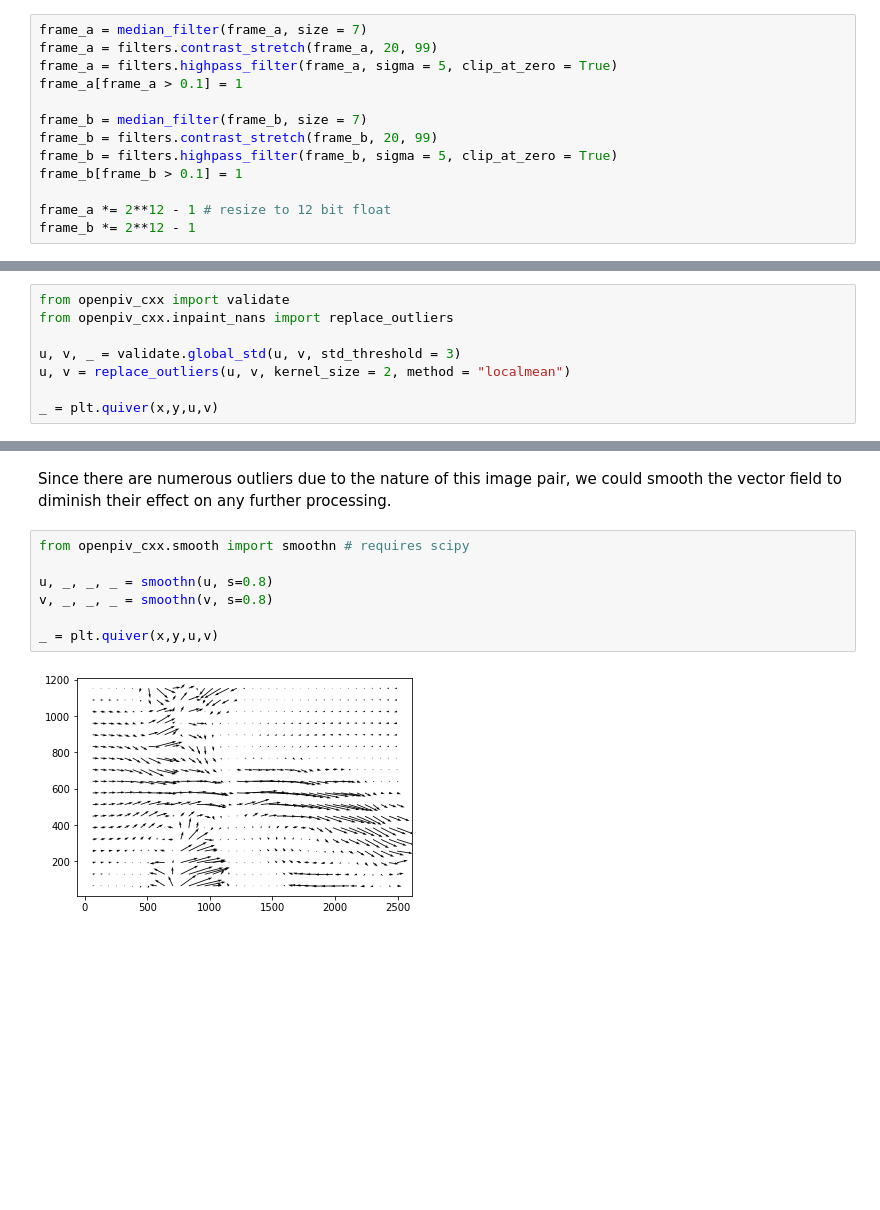
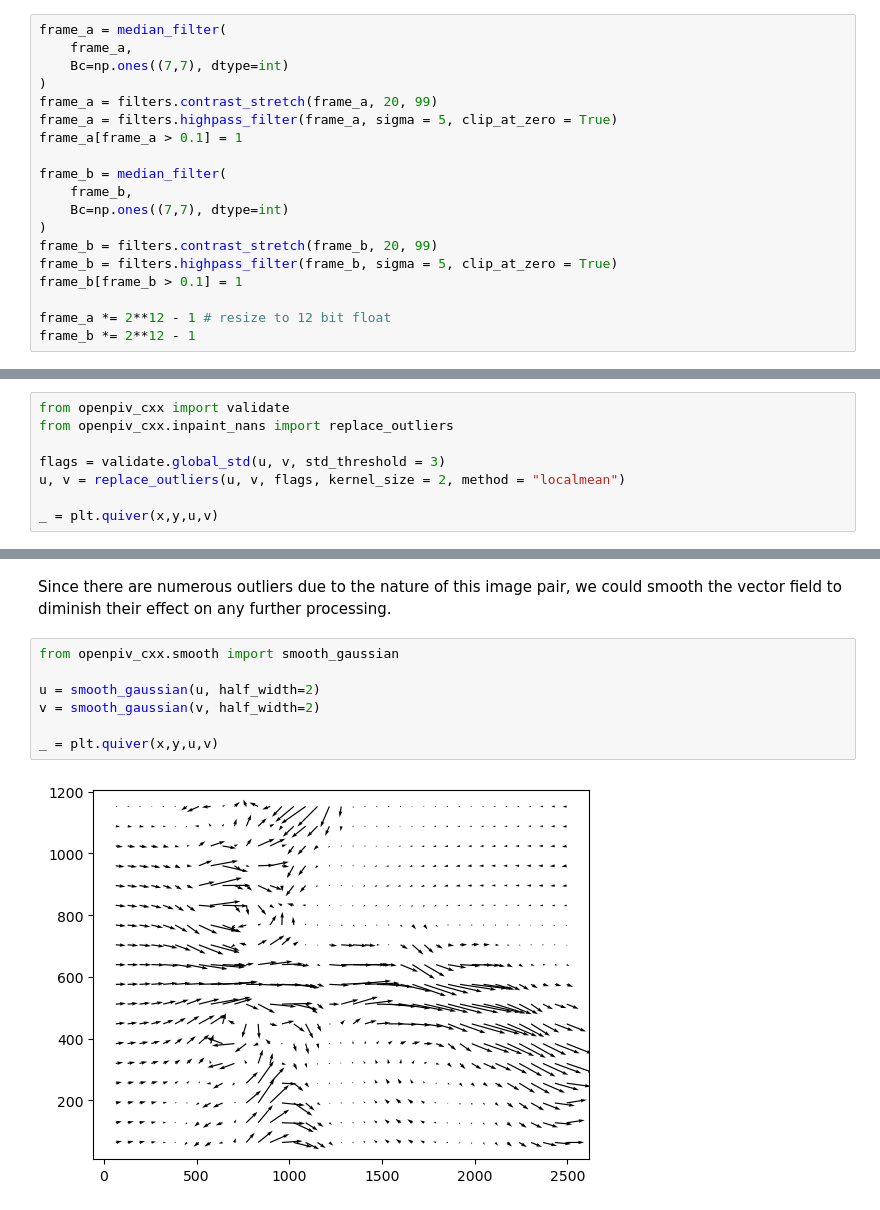
Before and after one commit to ErichZimmer/OpenPIV-Python-cxx, a Jupyter notebook: docs/source/user/basics.ipynb, the cells around one changed output, grey strips where cells are left out. Saved outputs shown, nothing was run; the diff lists cells and outputs as text; blank space fills up the shorter version.

```diff
--- a/docs/source/user/basics.ipynb
+++ b/docs/source/user/basics.ipynb
@@ -86,12 +92,18 @@ _ = plt.imshow(new_img, vmin=0, vmax=1, cmap="gray")
 # %% [markdown]
 Now that we played around with the parameters of different filters, we got a decent quality image to perform DPIV. Images that contain high contrast of particles with said particles approximating a gaussian profile typically produce the lowest amount of uncertainty. Since these particles retained some resemblance of a gaussian profile, gaussian filtering is not needed. So, we can go ahead and pre-process our images.
 # %%
-frame_a = median_filter(frame_a, size = 7)
+frame_a = median_filter(
+    frame_a,
+    Bc=np.ones((7,7), dtype=int)
+)
 frame_a = filters.contrast_stretch(frame_a, 20, 99)
 frame_a = filters.highpass_filter(frame_a, sigma = 5, clip_at_zero = True)
 frame_a[frame_a > 0.1] = 1
 
-frame_b = median_filter(frame_b, size = 7)
+frame_b = median_filter(
+    frame_b,
+    Bc=np.ones((7,7), dtype=int)
+)
 frame_b = filters.contrast_stretch(frame_b, 20, 99)
 frame_b = filters.highpass_filter(frame_b, sigma = 5, clip_at_zero = True)
 frame_b[frame_b > 0.1] = 1
@@ -120,8 +133,8 @@ As we see, most of the correlations are successful minus some outliers. We can r
 from openpiv_cxx import validate
 from openpiv_cxx.inpaint_nans import replace_outliers
 
-u, v, _ = validate.global_std(u, v, std_threshold = 3)
-u, v = replace_outliers(u, v, kernel_size = 2, method = "localmean")
+flags = validate.global_std(u, v, std_threshold = 3)
+u, v = replace_outliers(u, v, flags, kernel_size = 2, method = "localmean")
 
 _ = plt.quiver(x,y,u,v)
 # %% [output]
@@ -129,12 +142,12 @@ _ = plt.quiver(x,y,u,v)
 # %% [markdown]
 Since there are numerous outliers due to the nature of this image pair, we could smooth the vector field to diminish their effect on any further processing.
 # %%
-from openpiv_cxx.smooth import smoothn # requires scipy
+from openpiv_cxx.smooth import smooth_gaussian
 
-u, _, _, _ = smoothn(u, s=0.8)
-v, _, _, _ = smoothn(v, s=0.8)
+u = smooth_gaussian(u, half_width=2)
+v = smooth_gaussian(v, half_width=2)
 
 _ = plt.quiver(x,y,u,v)
 # %% [output]
-[figure, old version]
+[figure, new version]
 # %% [markdown]
```
Also changed, not shown: parts of 11 cells of this notebook.
